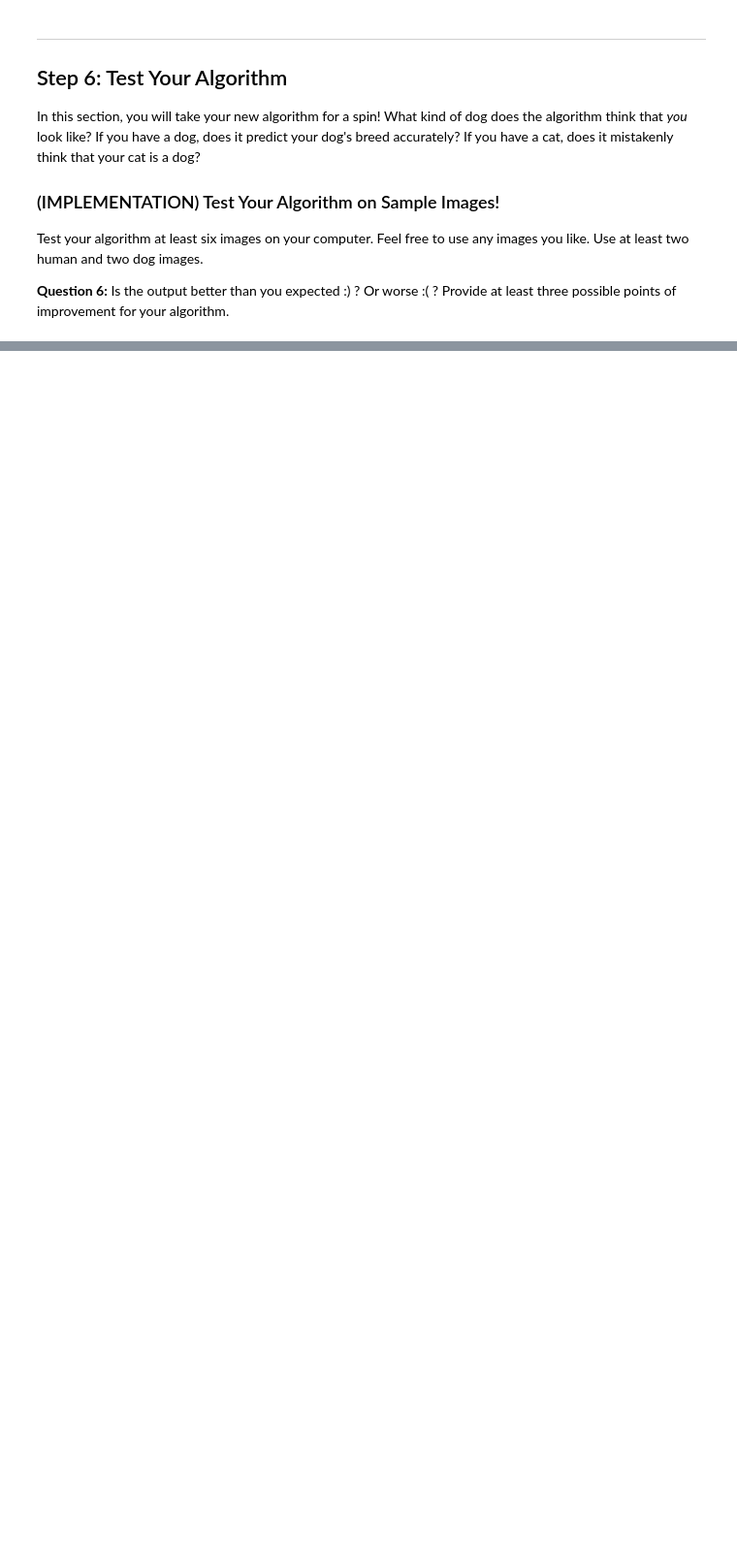
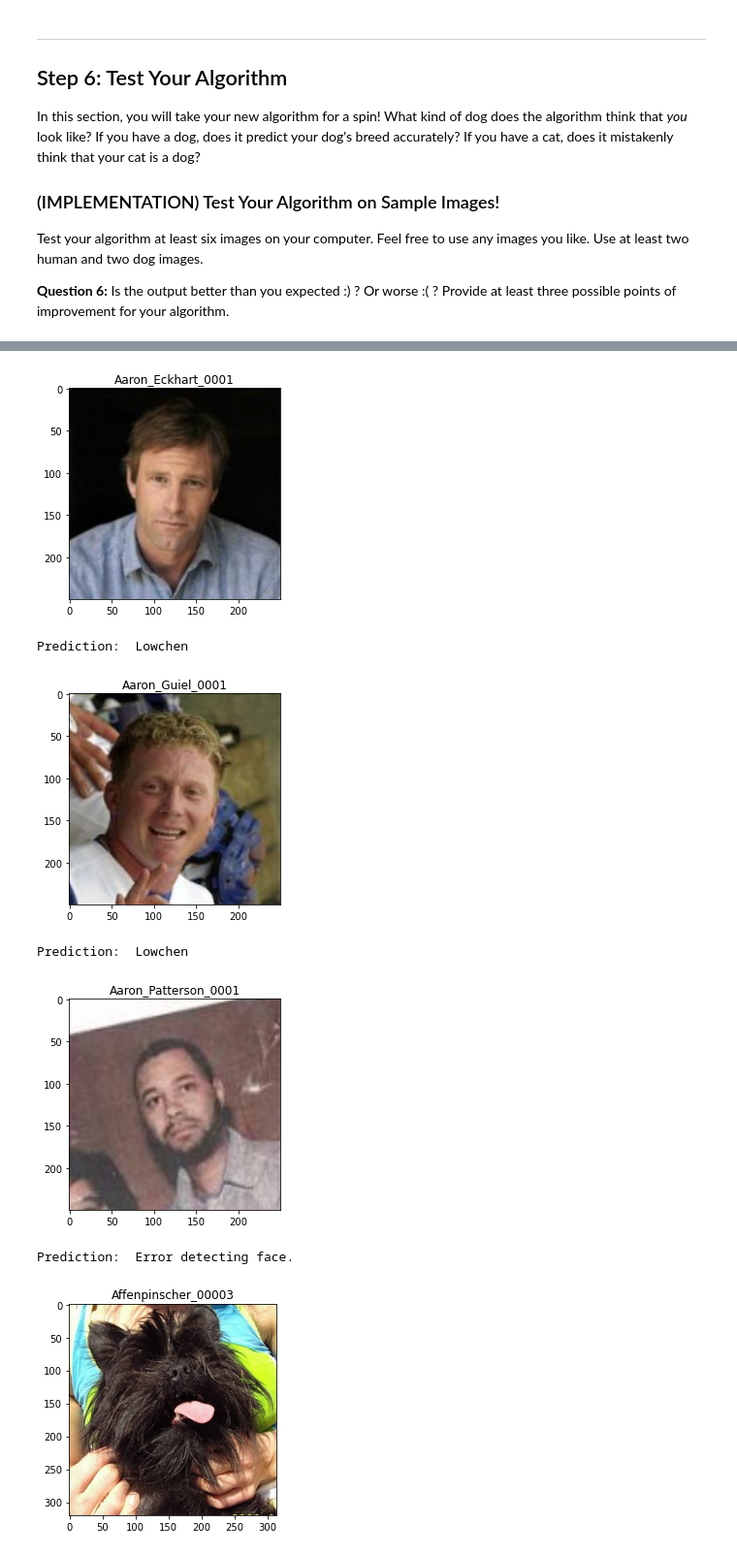
Before and after one commit to ranamahmud/dog-breed-classifier-udacity-deep-learning, a Jupyter notebook: dog_app.ipynb, the cells around one changed output, grey strips where cells are left out. Shown at 97% size. Drawn from its saved outputs; the diff is of its cells as text; code cells hidden in the pictures; blank space fills up the shorter version.

Commit message:
Final model done

```diff
--- a/dog_app.ipynb
+++ b/dog_app.ipynb
@@ -1280,6 +701,7 @@ Train and validate your model in the code cell below.  [Save the final model par
 # %%
 # train the model
-model_transfer = # train(n_epochs, loaders_transfer, model_transfer, optimizer_transfer, criterion_transfer, use_cuda, 'model_transfer.pt')
+n_epochs = 10
+model_transfer =  train(n_epochs, loaders_transfer, model_transfer, optimizer_transfer, criterion_transfer, use_cuda, 'model_transfer.pt')
 
 # load the model that got the best validation accuracy (uncomment the line below)
-#model_transfer.load_state_dict(torch.load('model_transfer.pt'))
+model_transfer.load_state_dict(torch.load('model_transfer.pt'))
@@ -1287,3 +726,5 @@ model_transfer = # train(n_epochs, loaders_transfer, model_transfer, optimizer_t
 ### (IMPLEMENTATION) Test the Model
 
 Try out your model on the test dataset of dog images. Use the code cell below to calculate and print the test loss and accuracy.  Ensure that your test accuracy is greater than 60%.
+# %%
+model_transfer.load_state_dict(torch.load('model_transfer.pt'))
@@ -1298,8 +746,20 @@ Write a function that takes an image path as input and returns the dog breed (`A
 ### and returns the dog breed that is predicted by the model.
 
 # list of class names by index, i.e. a name can be accessed like class_names[0]
-class_names = [item[4:].replace("_", " ") for item in data_transfer['train'].classes]
+class_names = [item[4:].replace("_", " ") for item in loaders_transfer['train'].dataset.classes]
 
 def predict_breed_transfer(img_path):
     # load the image and return the predicted breed
-    return None
+    ## Load and pre-process an image from the given img_path
+    image = Image.open(img_path)
+
+    img = transform(image)
+
+    img = img.unsqueeze_(0)
+    img = img.to('cuda')
+
+    ## Return the *index* of the predicted class for that image
+    model_transfer.eval()
+    prediction = model_transfer(img)
+    prediction = prediction.cpu().data.argmax()
+    return class_names[prediction] # predicted class index
@@ -1327,6 +797,20 @@ Some sample output for our algorithm is provided below, but feel free to design
 
 def run_app(img_path):
     ## handle cases for a human face, dog, and neither
+    img = Image.open(img_path).convert('RGB')
+    plt.imshow(img)
+    label = img_path.split("\\")[-1].split(".jpg")[0]
+    plt.title(label)
+    plt.show()
+    if dog_detector(img_path) == True:
+        dog_breed = predict_breed_transfer(img_path)
+        return dog_breed
+    # if human return resembpling dog breed
+    elif face_detector(img_path) == True:
+        dog_breed = predict_breed_transfer(img_path)
+        return dog_breed
+    else:
+        return "Error detecting face."
 # %% [markdown]
 ---
 <a id='step6'></a>
@@ -1344,8 +833,17 @@ __Answer:__ (Three possible points for improvement)
 # %%
 ## TODO: Execute your algorithm from Step 6 on
 ## at least 6 images on your computer.
 ## Feel free to use as many code cells as needed.
 
 ## suggested code, below
 for file in np.hstack((human_files[:3], dog_files[:3])):
-    run_app(file)
+    result = run_app(file)
+    print("Prediction: ",result)
+# %% [output]
+[figure, added]
+Prediction:  Lowchen
+[figure, added]
+Prediction:  Lowchen
+[figure, added]
+Prediction:  Error detecting face.
+[figure, added]
```
Also changed, not shown: parts of 47 cells of this notebook, 1 other file.
